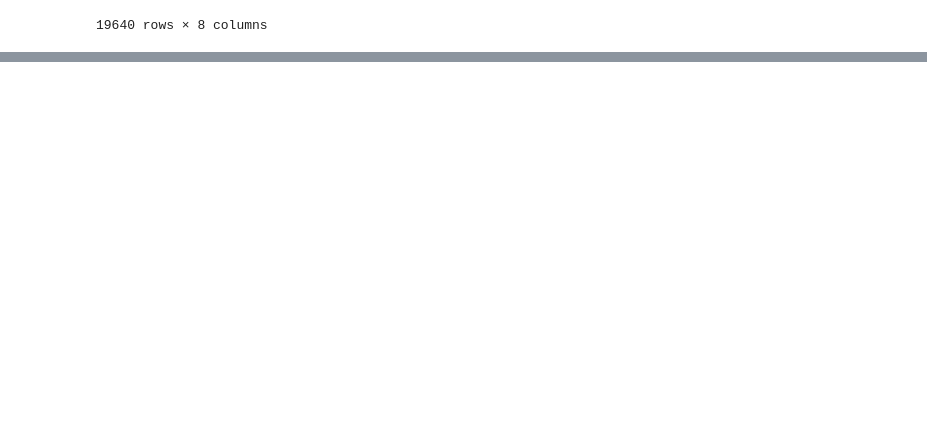
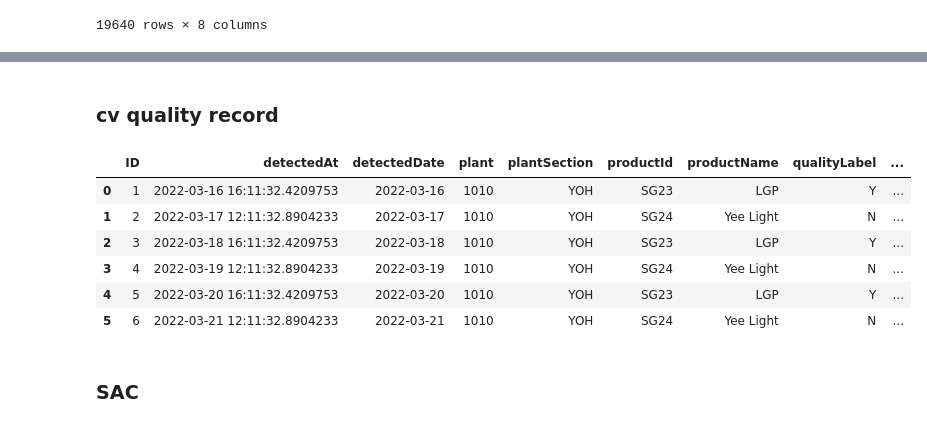
Before and after one commit to SAP-samples/btp-ai-sustainability-bootcamp, a Jupyter notebook: src/data-simulation/app_data_prep.ipynb, the cells around one changed output, grey strips where cells are left out. Saved outputs shown, nothing was run; the diff lists cells and outputs as text; code cells hidden in the pictures; blank space fills up the shorter version.

```diff
--- a/src/data-simulation/app_data_prep.ipynb
+++ b/src/data-simulation/app_data_prep.ipynb
@@ -383,0 +223,16 @@ ID;recStartedAt;recEndedAt;plant;plantSection;funcLocation;equipment;equipmentNa
+# %% [markdown]
+### cv quality record
+# %%
+t3=pd.read_csv('../sustainable-smart-factory-app/db/data/sap.smartfactory-CVQualityRecords.csv',sep=';')
+# %%
+t3
+# %% [output]
+|  | ID | detectedAt | detectedDate | plant | plantSection | productId | productName | qualityLabel | ... |
+| 0 | 1 | 2022-03-16 16:11:32.4209753 | 2022-03-16 | 1010 | YOH | SG23 | LGP | Y | ... |
+| 1 | 2 | 2022-03-17 12:11:32.8904233 | 2022-03-17 | 1010 | YOH | SG24 | Yee Light | N | ... |
+| 2 | 3 | 2022-03-18 16:11:32.4209753 | 2022-03-18 | 1010 | YOH | SG23 | LGP | Y | ... |
+| 3 | 4 | 2022-03-19 12:11:32.8904233 | 2022-03-19 | 1010 | YOH | SG24 | Yee Light | N | ... |
+| 4 | 5 | 2022-03-20 16:11:32.4209753 | 2022-03-20 | 1010 | YOH | SG23 | LGP | Y | ... |
+| 5 | 6 | 2022-03-21 12:11:32.8904233 | 2022-03-21 | 1010 | YOH | SG24 | Yee Light | N | ... |
+# %% [markdown]
+### SAC
```
Also changed, not shown: parts of 18 cells of this notebook, 1 other file.
